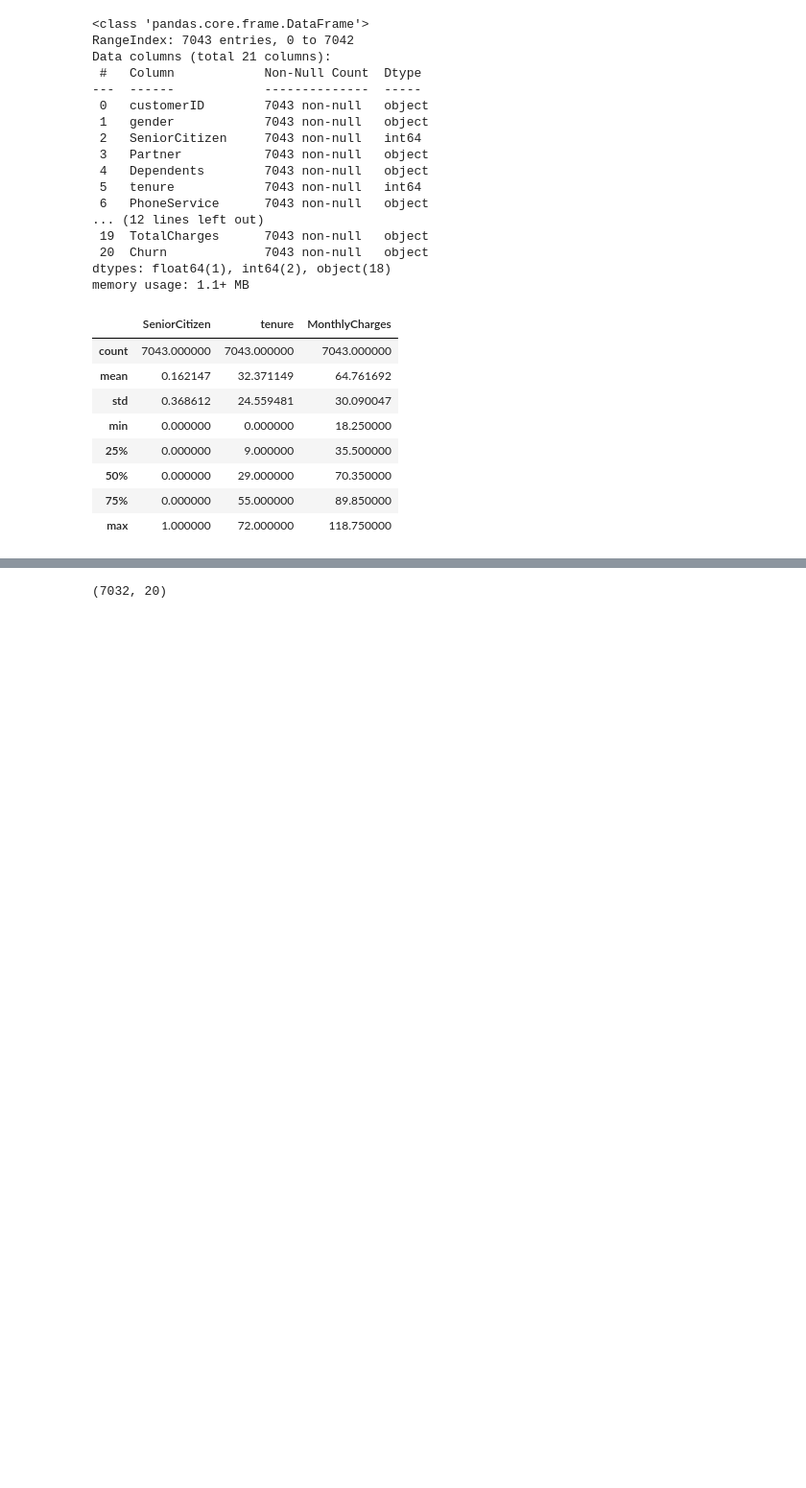
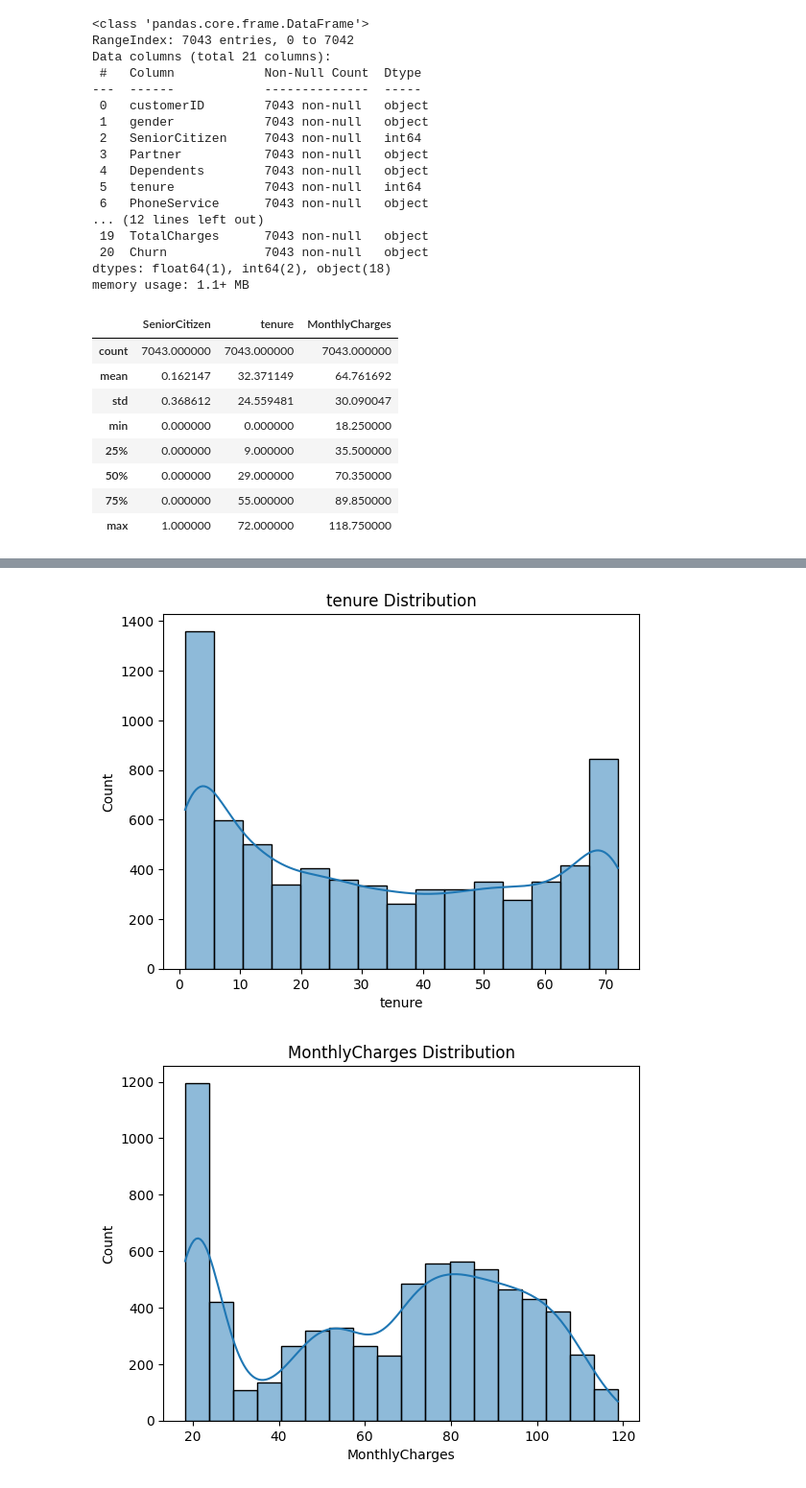
Before and after one commit to malavikap-596/Customer-Churn-Prediction-Model, a Jupyter notebook: notebooks/01_eda_and_model.ipynb, the cells around one changed output, grey strips where cells are left out. Shown at 96% size. Cells and saved outputs as stored; diff of their text form; code cells hidden in the pictures; blank space fills up the shorter version.

```diff
--- a/notebooks/01_eda_and_model.ipynb
+++ b/notebooks/01_eda_and_model.ipynb
@@ -89,13 +74,12 @@ if 'customerID' in df.columns:
 # %%
-# Convert TotalCharges to numeric
-df['TotalCharges'] = pd.to_numeric(df['TotalCharges'], errors='coerce')
+num_cols = ['tenure', 'MonthlyCharges', 'TotalCharges']
 
-# Drop missing values
-df.dropna(inplace=True)
-
-# Drop customerID
-df.drop('customerID', axis=1, inplace=True)
-
-df.shape
+for col in num_cols:
+    plt.figure()
+    sns.histplot(df[col], kde=True)
+    plt.title(f"{col} Distribution")
+    plt.savefig(f"../images/{col}_distribution.png")
+    plt.show()
 # %% [output]
-(7032, 20)
+[figure, added]
+[figure, added]
```
Also changed, not shown: parts of 9 cells of this notebook.
